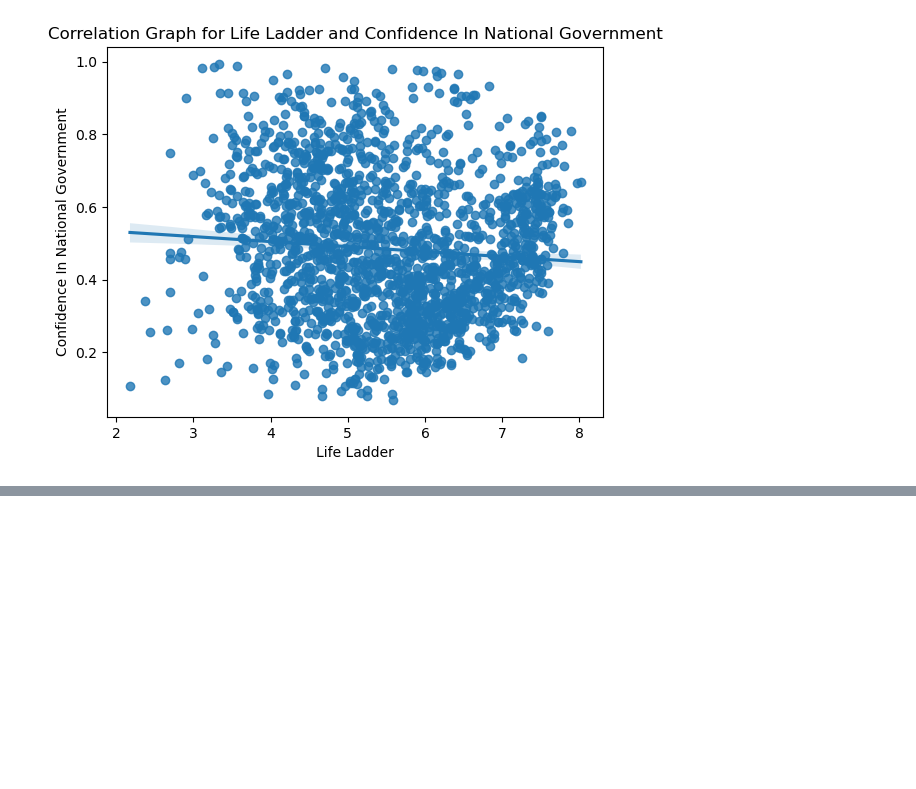
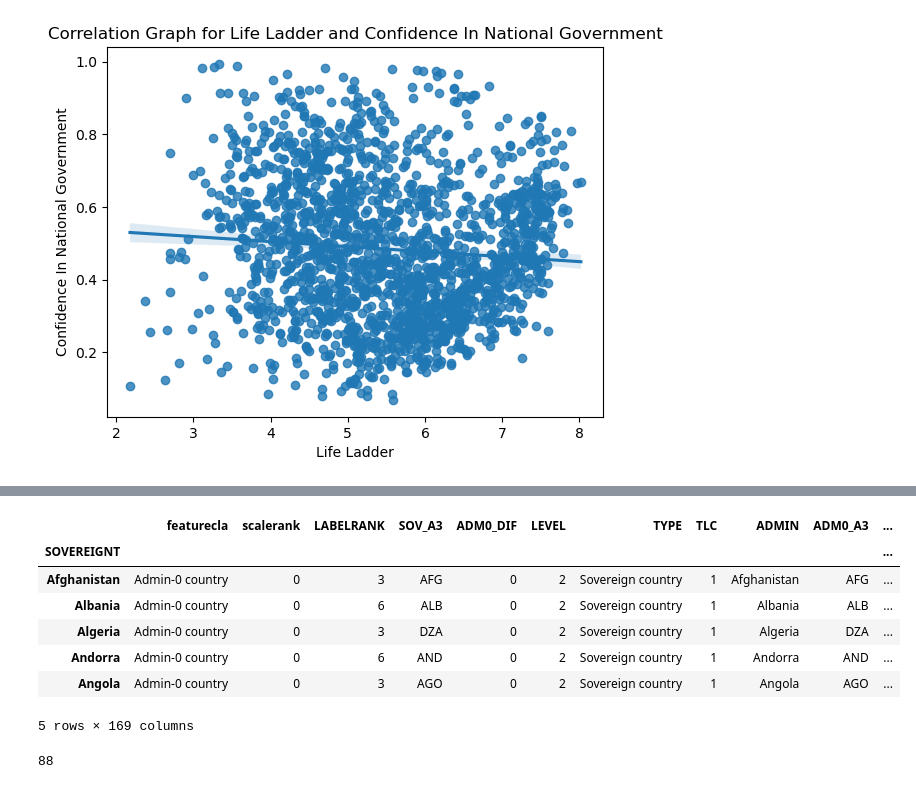
Before and after one commit to crmartella/WorldHappinessReportMSUBootcamp, a Jupyter notebook: Sandbox_Correlation_to_Happiness_Ladder.ipynb, the cells around one changed output, grey strips where cells are left out. Saved outputs shown, nothing was run; the diff lists cells and outputs as text; code cells hidden in the pictures; blank space fills up the shorter version.

```diff
--- a/Sandbox_Correlation_to_Happiness_Ladder.ipynb
+++ b/Sandbox_Correlation_to_Happiness_Ladder.ipynb
@@ -376,0 +331,2 @@ NameError: name 'bar_reg' is not defined
+# %%
+Happiness2023 = pd.read_csv("Resources/2023.csv")
@@ -376,0 +360,7 @@ NameError: name 'bar_reg' is not defined
+# %%
+map_df = map_df.replace({'Russian Federation':'Russia',
+                        'Trinidad and Tobago': 'Trinidad & Tobago',
+                        "Côte d'Ivoire": 'Ivory Coast',
+                        'Congo': 'Congo (Brazzaville)',
+                        'Congo DRC':'Congo (Kinshasa)',
+                        'Palestinian Territory':'Palestinian Territories'})
@@ -376,0 +387,5 @@ NameError: name 'bar_reg' is not defined
+# %%
+Happiness2023 = Happiness2023.rename(index = str, columns = {'Country name': "Country", 'Ladder score': "Score"})
+Happiness2023map = Happiness2023[['Country', 'Score']]
+
+Happiness2023map
@@ -376,0 +406,17 @@ NameError: name 'bar_reg' is not defined
+# %%
+merged = map_df.set_index('SOVEREIGNT').join(Happiness2023map.set_index('Country'))
+
+merged.head(5)
+# %% [output]
+|  | featurecla | scalerank | LABELRANK | SOV_A3 | ADM0_DIF | LEVEL | TYPE | TLC | ADMIN | ADM0_A3 | ... |
+| SOVEREIGNT |  |  |  |  |  |  |  |  |  |  | ... |
+| Afghanistan | Admin-0 country | 0 | 3 | AFG | 0 | 2 | Sovereign country | 1 | Afghanistan | AFG | ... |
+| Albania | Admin-0 country | 0 | 6 | ALB | 0 | 2 | Sovereign country | 1 | Albania | ALB | ... |
+| Algeria | Admin-0 country | 0 | 3 | DZA | 0 | 2 | Sovereign country | 1 | Algeria | DZA | ... |
+| Andorra | Admin-0 country | 0 | 6 | AND | 0 | 2 | Sovereign country | 1 | Andorra | AND | ... |
+| Angola | Admin-0 country | 0 | 3 | AGO | 0 | 2 | Sovereign country | 1 | Angola | AGO | ... |
+5 rows × 169 columns
+# %%
+print(merged.Score.isnull().sum())
+# %% [output]
+88
```
Also changed, not shown: parts of 32 cells of this notebook, 8 other files.
